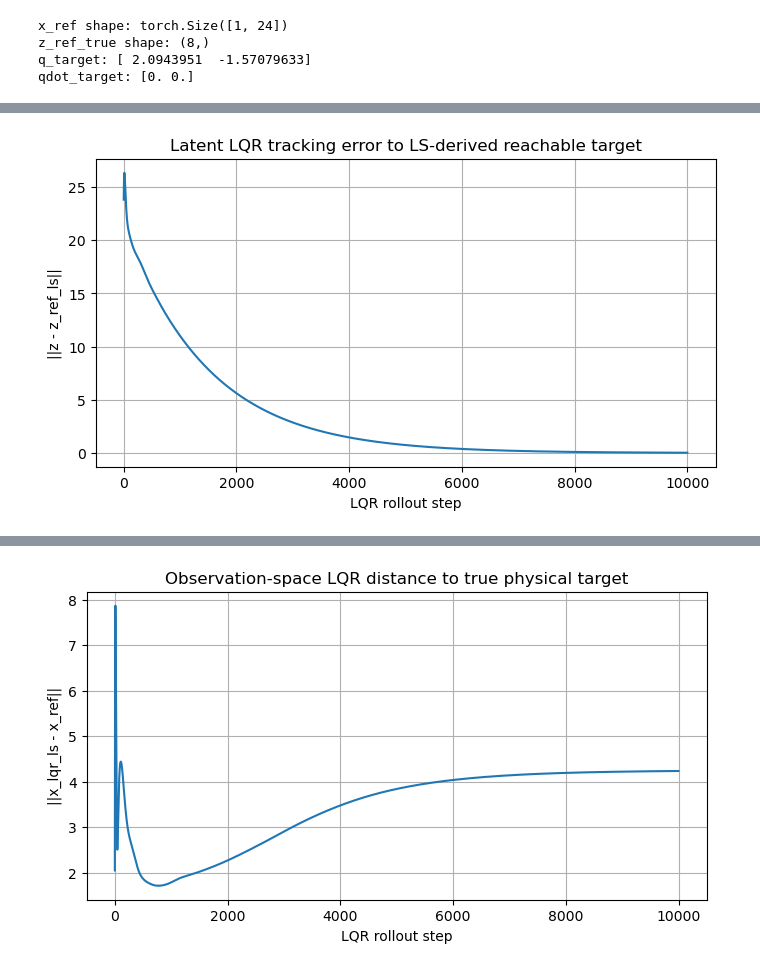
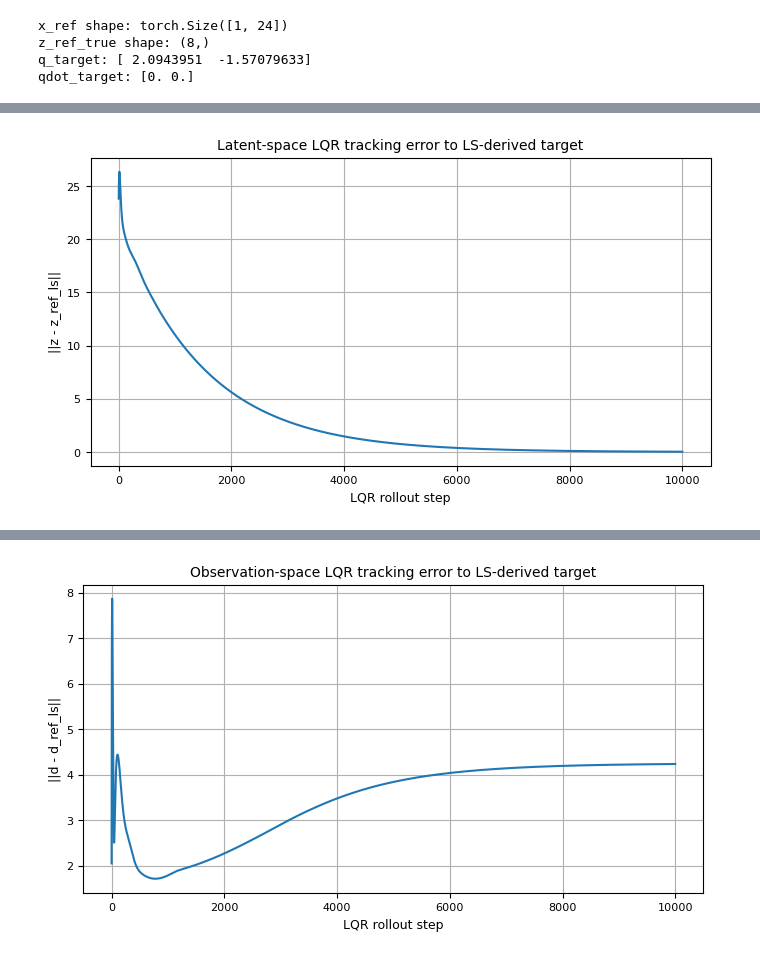
Before and after one commit to kiranThyagarajan/master-thesis, a Jupyter notebook: src/koopman-markers.ipynb, the cells around one changed output, grey strips where cells are left out. Drawn from its saved outputs; the diff is of its cells as text; code cells hidden in the pictures.

```diff
--- a/src/koopman-markers.ipynb
+++ b/src/koopman-markers.ipynb
@@ -716,7 +716,7 @@ plt.figure(figsize=(8, 4))
 plt.plot(latent_error_ls)
 plt.xlabel("LQR rollout step")
 plt.ylabel("||z - z_ref_ls||")
-plt.title("Latent LQR tracking error to LS-derived reachable target")
+plt.title("Latent-space LQR tracking error to LS-derived target")
 plt.grid(True)
 plt.show()
 
@@ -742,8 +742,8 @@ obs_error_lqr_ls = np.linalg.norm(x_lqr_ls_np - x_ref_np_eval[None, :], axis=1)
 plt.figure(figsize=(8, 4))
 plt.plot(obs_error_lqr_ls)
 plt.xlabel("LQR rollout step")
-plt.ylabel("||x_lqr_ls - x_ref||")
-plt.title("Observation-space LQR distance to true physical target")
+plt.ylabel("||d - d_ref_ls||")
+plt.title("Observation-space LQR tracking error to LS-derived target")
 plt.grid(True)
 plt.show()
 
@@ -756 +756 @@ distance from z_ref_true: 22.70663942869721
-[figure, old version]
+[figure, new version]
@@ -760 +760 @@ relative final latent error: 0.001086286668591464
-[figure, old version]
+[figure, new version]
```
Also changed, not shown: parts of 17 cells of this notebook, 12 other files.
